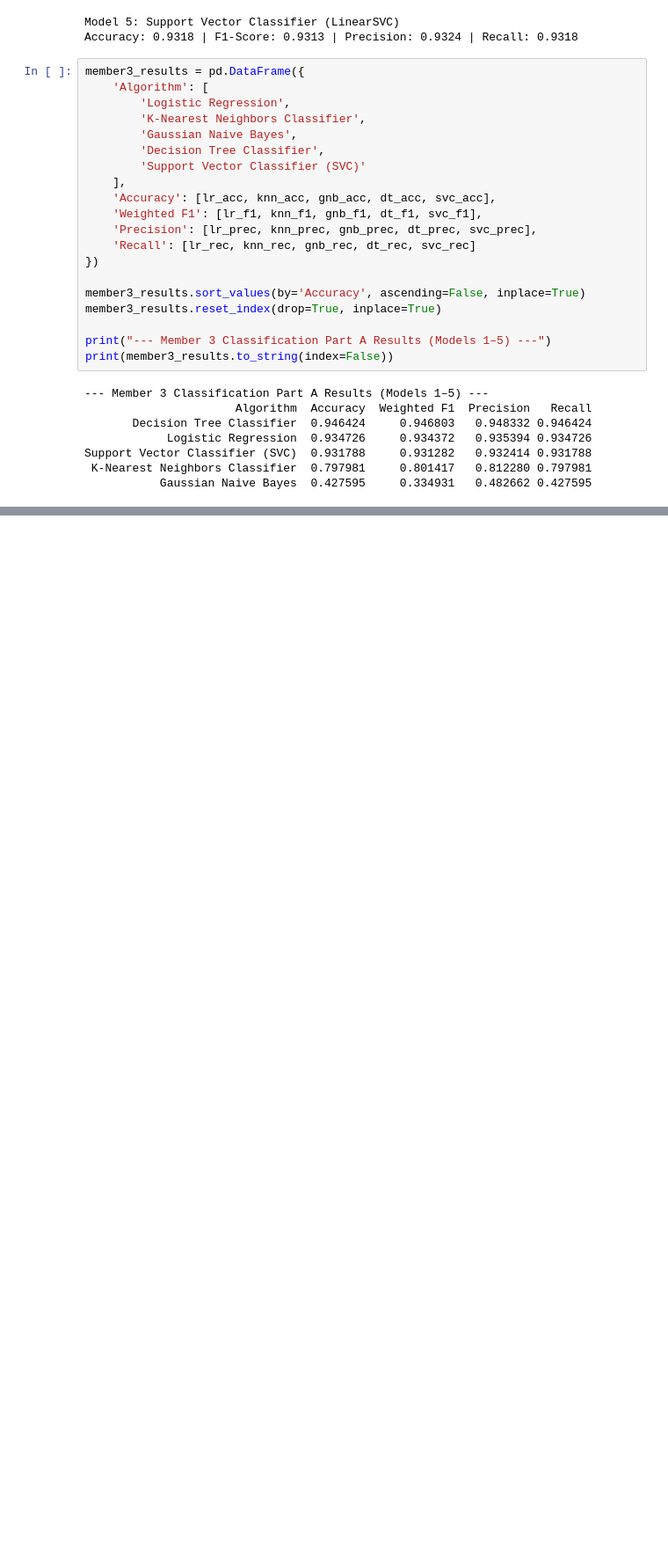
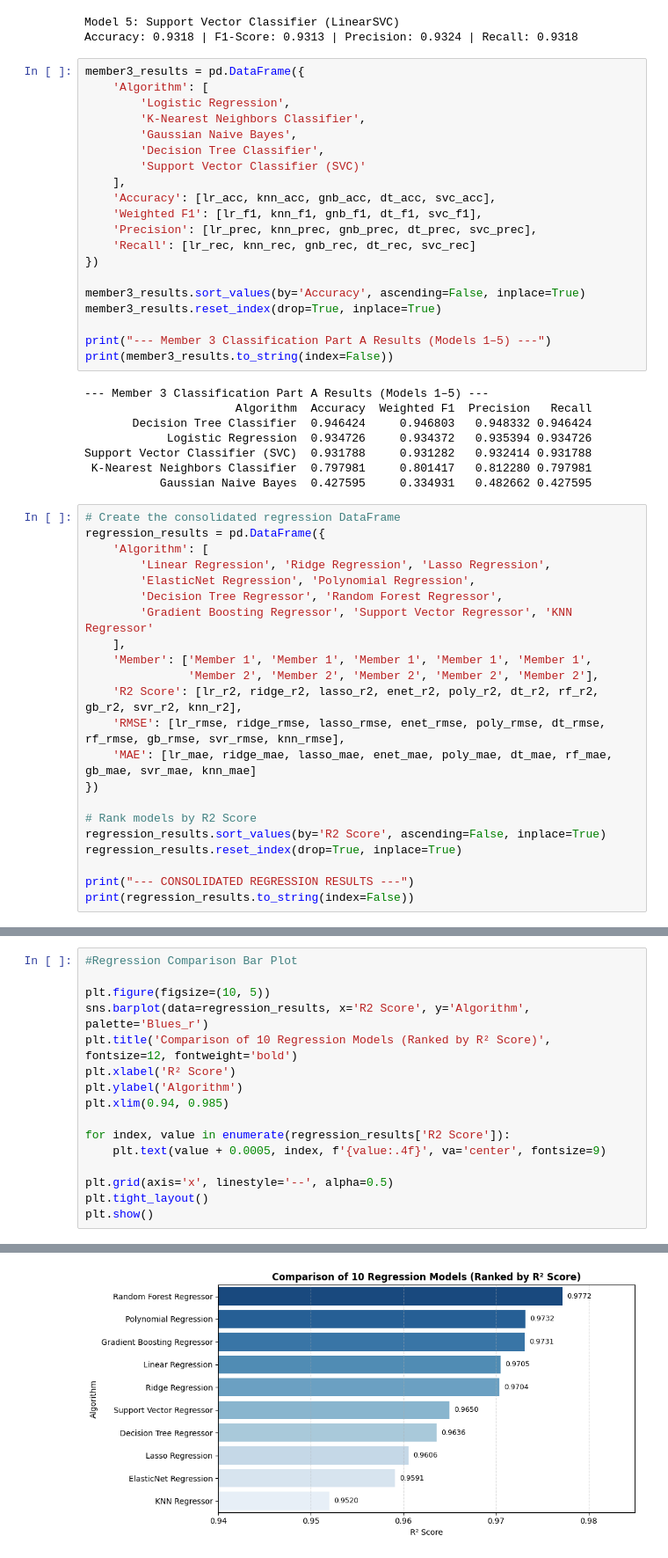
Before and after one commit to SAMYUKTHARAVICHANDRAN/AI-Based-Ride-Hailing-Demand-Prediction-and-Service-Optimization, a Jupyter notebook: notebooks/Review1.ipynb, the cells around one changed output, grey strips where cells are left out. Shown at 88% size. Drawn from its saved outputs; the diff is of its cells as text; blank space fills up the shorter version.

```diff
--- a/notebooks/Review1.ipynb
+++ b/notebooks/Review1.ipynb
@@ -578,3 +632,25 @@ print(member3_results.to_string(index=False))
 Support Vector Classifier (SVC)  0.931788     0.931282   0.932414 0.931788
  K-Nearest Neighbors Classifier  0.797981     0.801417   0.812280 0.797981
            Gaussian Naive Bayes  0.427595     0.334931   0.482662 0.427595
+# %%
+# Create the consolidated regression DataFrame
+regression_results = pd.DataFrame({
+    'Algorithm': [
+        'Linear Regression', 'Ridge Regression', 'Lasso Regression',
+        'ElasticNet Regression', 'Polynomial Regression',
+        'Decision Tree Regressor', 'Random Forest Regressor',
+        'Gradient Boosting Regressor', 'Support Vector Regressor', 'KNN Regressor'
+    ],
+    'Member': ['Member 1', 'Member 1', 'Member 1', 'Member 1', 'Member 1',
+               'Member 2', 'Member 2', 'Member 2', 'Member 2', 'Member 2'],
+    'R2 Score': [lr_r2, ridge_r2, lasso_r2, enet_r2, poly_r2, dt_r2, rf_r2, gb_r2, svr_r2, knn_r2],
+    'RMSE': [lr_rmse, ridge_rmse, lasso_rmse, enet_rmse, poly_rmse, dt_rmse, rf_rmse, gb_rmse, svr_rmse, knn_rmse],
+    'MAE': [lr_mae, ridge_mae, lasso_mae, enet_mae, poly_mae, dt_mae, rf_mae, gb_mae, svr_mae, knn_mae]
+})
+
+# Rank models by R2 Score
+regression_results.sort_values(by='R2 Score', ascending=False, inplace=True)
+regression_results.reset_index(drop=True, inplace=True)
+
+print("--- CONSOLIDATED REGRESSION RESULTS ---")
+print(regression_results.to_string(index=False))
@@ -580,0 +670,17 @@ Support Vector Classifier (SVC)  0.931788     0.931282   0.932414 0.931788
+# %%
+#Regression Comparison Bar Plot
+
+plt.figure(figsize=(10, 5))
+sns.barplot(data=regression_results, x='R2 Score', y='Algorithm', palette='Blues_r')
+plt.title('Comparison of 10 Regression Models (Ranked by R² Score)', fontsize=12, fontweight='bold')
+plt.xlabel('R² Score')
+plt.ylabel('Algorithm')
+plt.xlim(0.94, 0.985)
+
+for index, value in enumerate(regression_results['R2 Score']):
+    plt.text(value + 0.0005, index, f'{value:.4f}', va='center', fontsize=9)
+
+plt.grid(axis='x', linestyle='--', alpha=0.5)
+plt.tight_layout()
+plt.show()
+# %% [output]
@@ -580,0 +690 @@ Support Vector Classifier (SVC)  0.931788     0.931282   0.932414 0.931788
+[figure, added]
```
Also changed, not shown: parts of 7 cells of this notebook.
